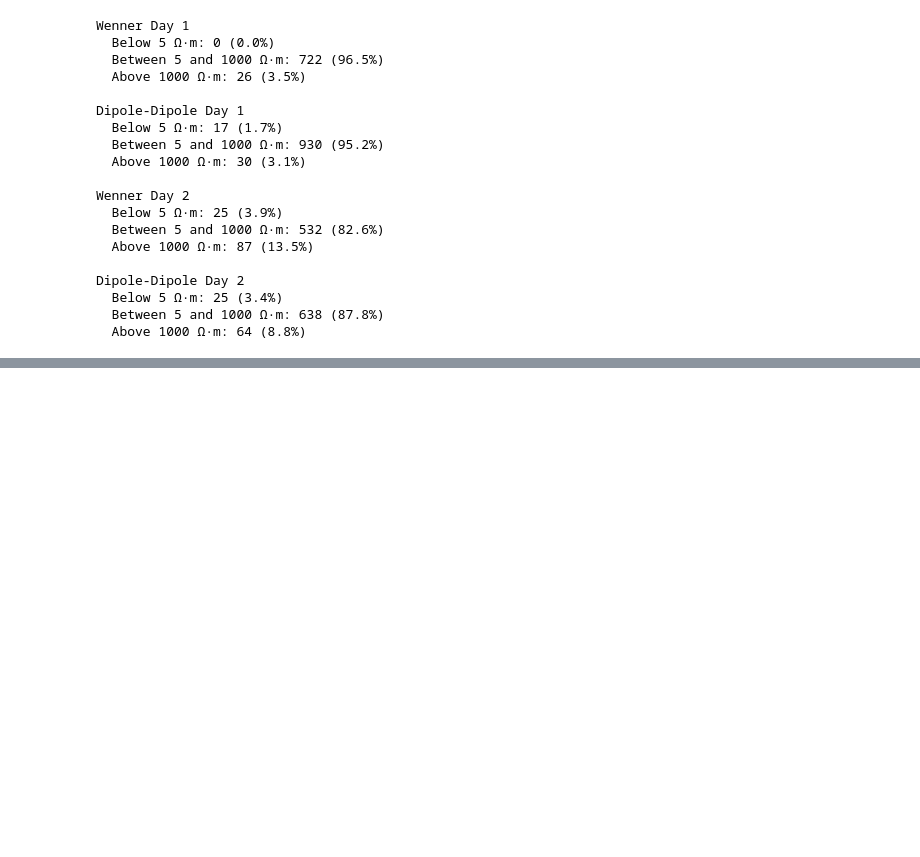
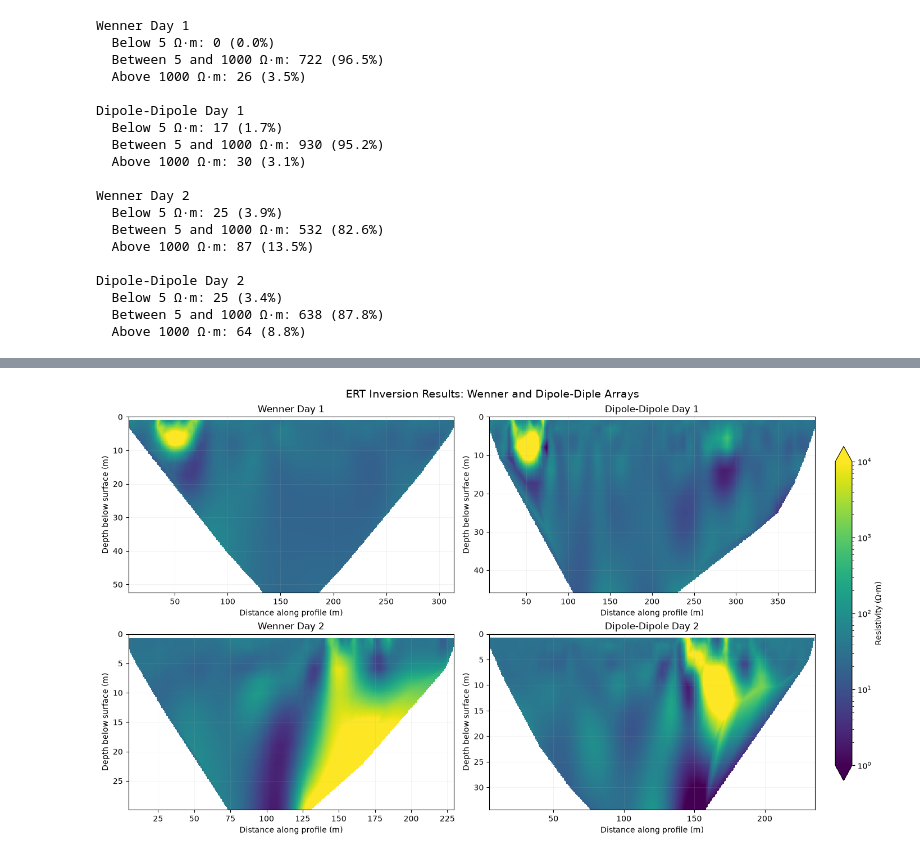
Before and after one commit to thejuanestevez/ert-project, a Jupyter notebook: notebooks/ert_visualization.ipynb, the cells around one changed output, grey strips where cells are left out. Drawn from its saved outputs; the diff is of its cells as text; code cells hidden in the pictures; blank space fills up the shorter version.

```diff
--- a/notebooks/ert_visualization.ipynb
+++ b/notebooks/ert_visualization.ipynb
@@ -314,0 +335,7 @@ Dipole-Dipole Day 1
+# %%
+log_fig = plot_ert_comparison(
+    ert_data,
+    interpolation_space="log10",
+)
+# %% [output]
+[figure, added]
```
Also changed, not shown: parts of 6 cells of this notebook, 3 other files.
